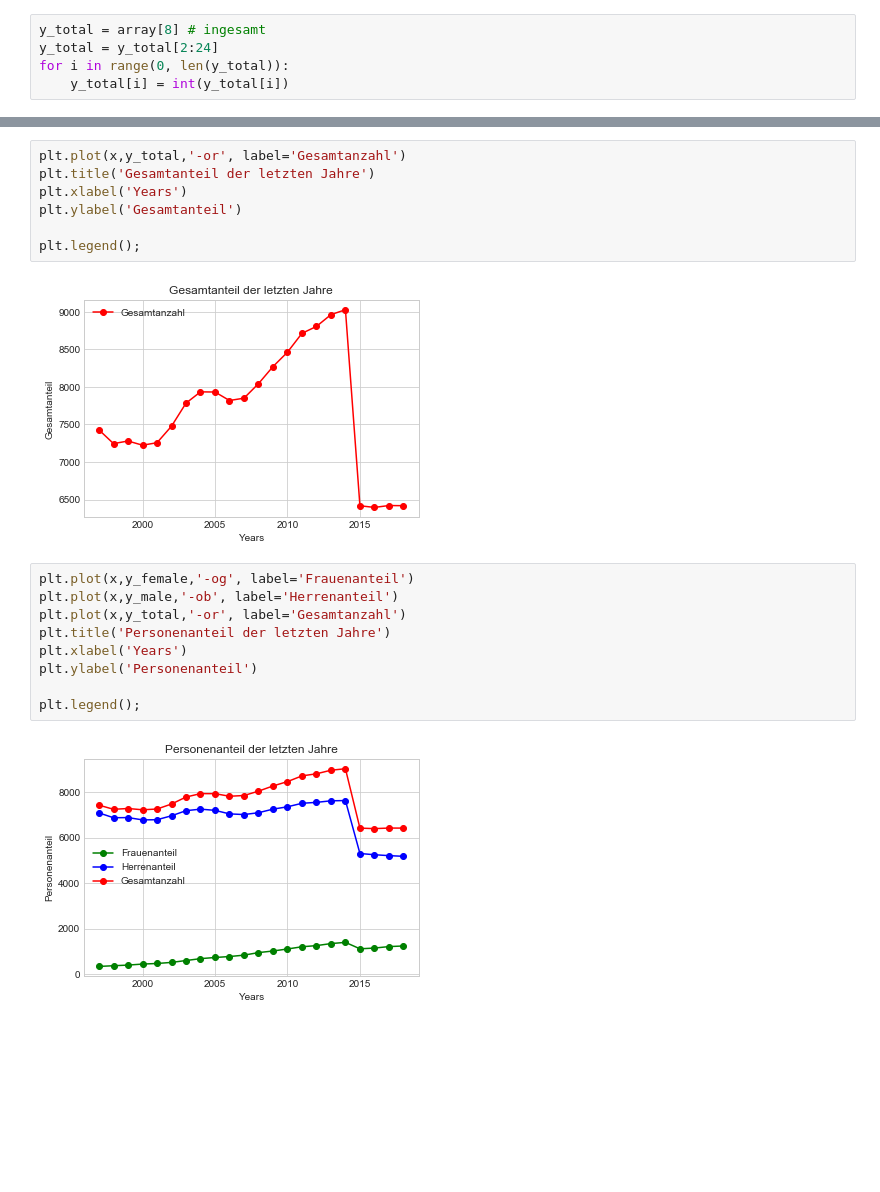
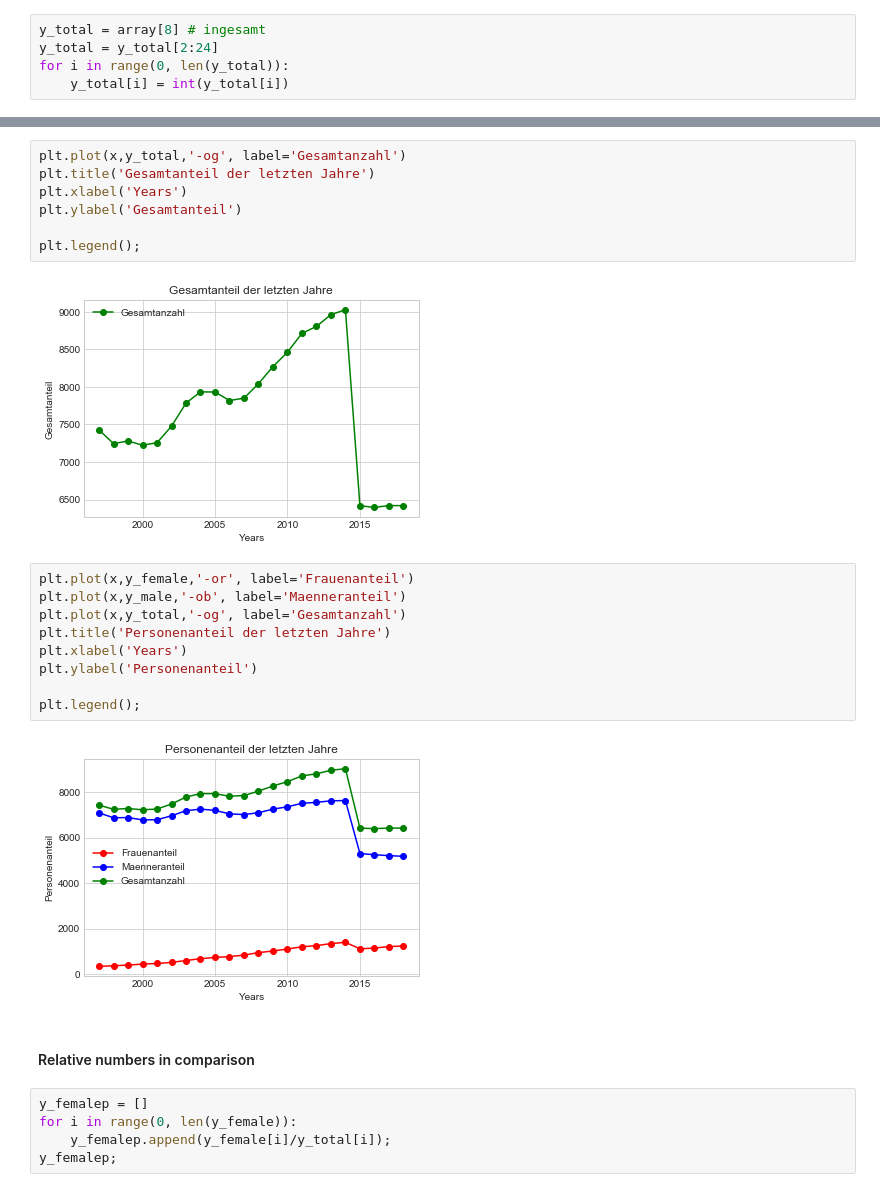
Before and after one commit to UlrikeBoehm/destatis, a Jupyter notebook: PhysikerinnenStats.ipynb, the cells around one changed output, grey strips where cells are left out. Saved outputs shown, nothing was run; the diff lists cells and outputs as text; blank space fills up the shorter version.

```diff
--- a/PhysikerinnenStats.ipynb
+++ b/PhysikerinnenStats.ipynb
@@ -84,20 +86,27 @@ plt.legend();
 # %%
-plt.plot(x,y_total,'-or', label='Gesamtanzahl')
+plt.plot(x,y_total,'-og', label='Gesamtanzahl')
 plt.title('Gesamtanteil der letzten Jahre')
 plt.xlabel('Years')
 plt.ylabel('Gesamtanteil')
 
 plt.legend();
 # %% [output]
-[figure, old version]
+[figure, new version]
 # %%
-plt.plot(x,y_female,'-og', label='Frauenanteil')
-plt.plot(x,y_male,'-ob', label='Herrenanteil')
-plt.plot(x,y_total,'-or', label='Gesamtanzahl')
+plt.plot(x,y_female,'-or', label='Frauenanteil')
+plt.plot(x,y_male,'-ob', label='Maenneranteil')
+plt.plot(x,y_total,'-og', label='Gesamtanzahl')
 plt.title('Personenanteil der letzten Jahre')
 plt.xlabel('Years')
 plt.ylabel('Personenanteil')
 
 plt.legend();
 # %% [output]
-[figure, old version]
+[figure, new version]
+# %% [markdown]
+#### Relative numbers in comparison
+# %%
+y_femalep = []
+for i in range(0, len(y_female)):
+    y_femalep.append(y_female[i]/y_total[i]);
+y_femalep;
```
Also changed, not shown: parts of 9 cells of this notebook.
